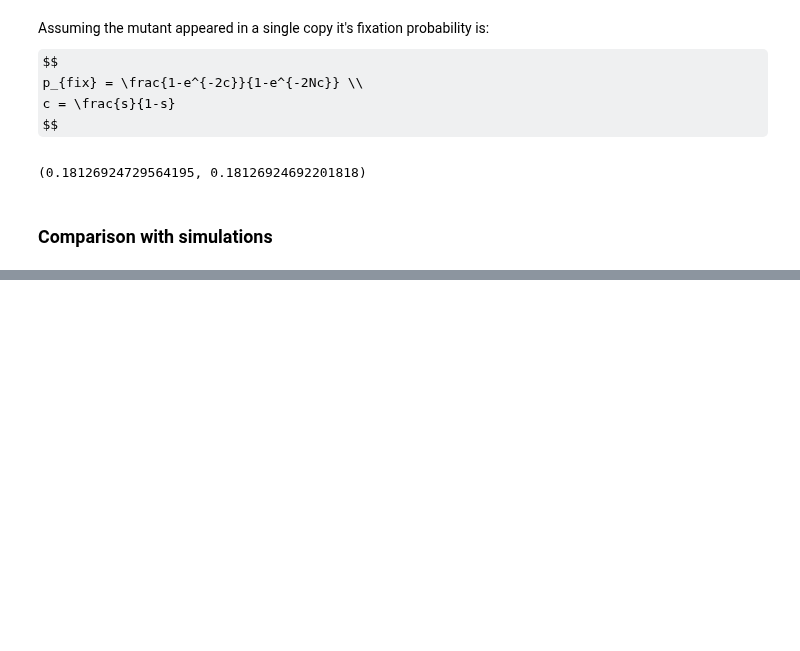
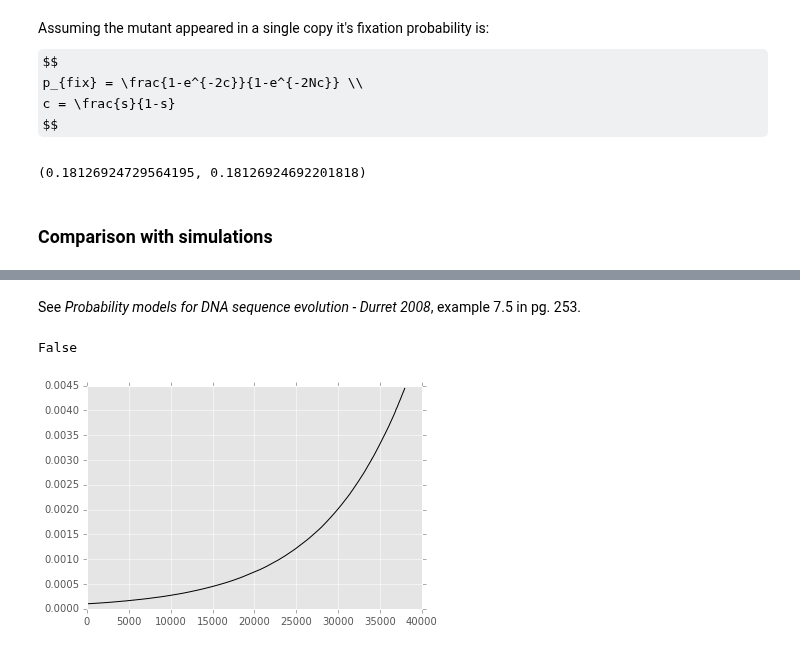
Before and after one commit to yoavram/mamba, a Jupyter notebook: simarba/adaptation model.ipynb, the cells around one changed output, grey strips where cells are left out. Drawn from its saved outputs; the diff is of its cells as text; code cells hidden in the pictures; some formulas as TeX source; blank space fills up the shorter version.

```diff
--- a/simarba/adaptation model.ipynb
+++ b/simarba/adaptation model.ipynb
@@ -414,0 +431,18 @@ array([ 0.19,  0.14,  0.11,  0.07,  0.04,  0.  ,  0.  ,  0.  ,  0.  ,  0.  ])
+# %%
+def integrand1(s, N, x):
+    if x == 1:
+        return 0
+    return (1 - exp(-2*N*s*x) - exp(-2*N*s*(1-x)) + exp(-2*N*s)) / (x*(1-x))
+
+def integrand2(s,N,x):
+    if x == 0:
+        return 0
+    return (exp(2*N*s*x) - 1) * (1 - exp(-2*N*s*x))/(x*(1-x))
+
+def Tfix(N,U,s,beta):
+    x = 1./N
+    J1 = 1/(s*(1 - exp(-2*N*s))) * integral(lambda t: integrand1(s,N,t), x, 1)[0]
+    u = (1-exp(-2*N*s*x))/(1-exp(-2*N*s))
+    J2 = 1/(s*(1-exp(-2*N*s)))   * integral(lambda t: integrand2(s,N,t), 0, x)[0]
+    return J1 + ((1-u)/u) * J2
+Tfix(1e6, 1e-4, 0.01, 1e-4)
@@ -414,0 +492,19 @@ array([ 0.19,  0.14,  0.11,  0.07,  0.04,  0.  ,  0.  ,  0.  ,  0.  ,  0.  ])
+# %% [markdown]
+See _Probability models for DNA sequence evolution - Durret 2008_, example 7.5 in pg. 253.
+# %%
+def runsde(N,U,s,beta):
+    T = 2*Tfix(N,U,s,beta)
+    x,dx = symbols('x dx')
+    N = float(N)
+    drift = s * x * (1 - x)
+    diffusion = x * (1 - x) / (2 * N)
+    t = arange(0,T)
+    n = Euler(drift, diffusion, 1./N, 0, T, len(t)-1)
+    return t,n
+# %%
+t,n = runsde(10000,U,0.0001,beta)
+plot(t,n,'k-')
+print (n<1./N).any()
+# %% [output]
+False
+[figure, added]
```
Also changed, not shown: parts of 18 cells of this notebook.
